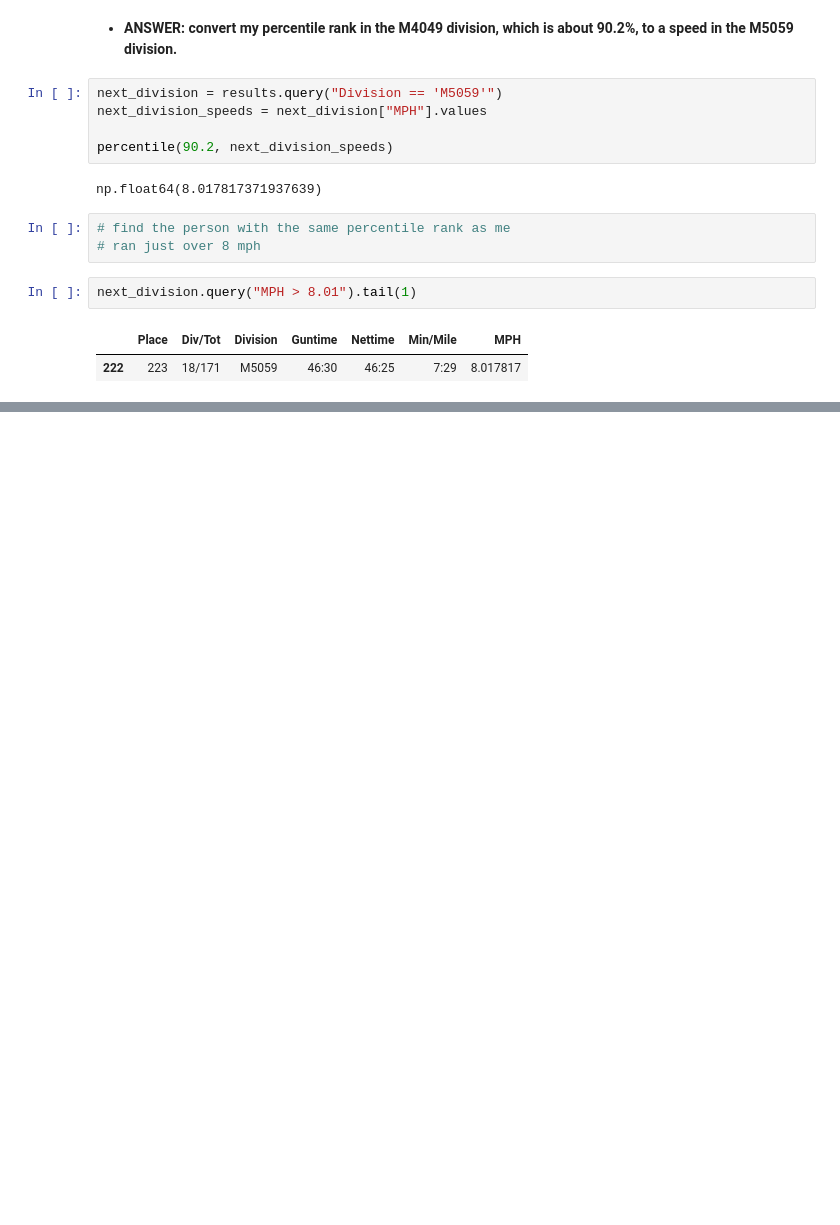
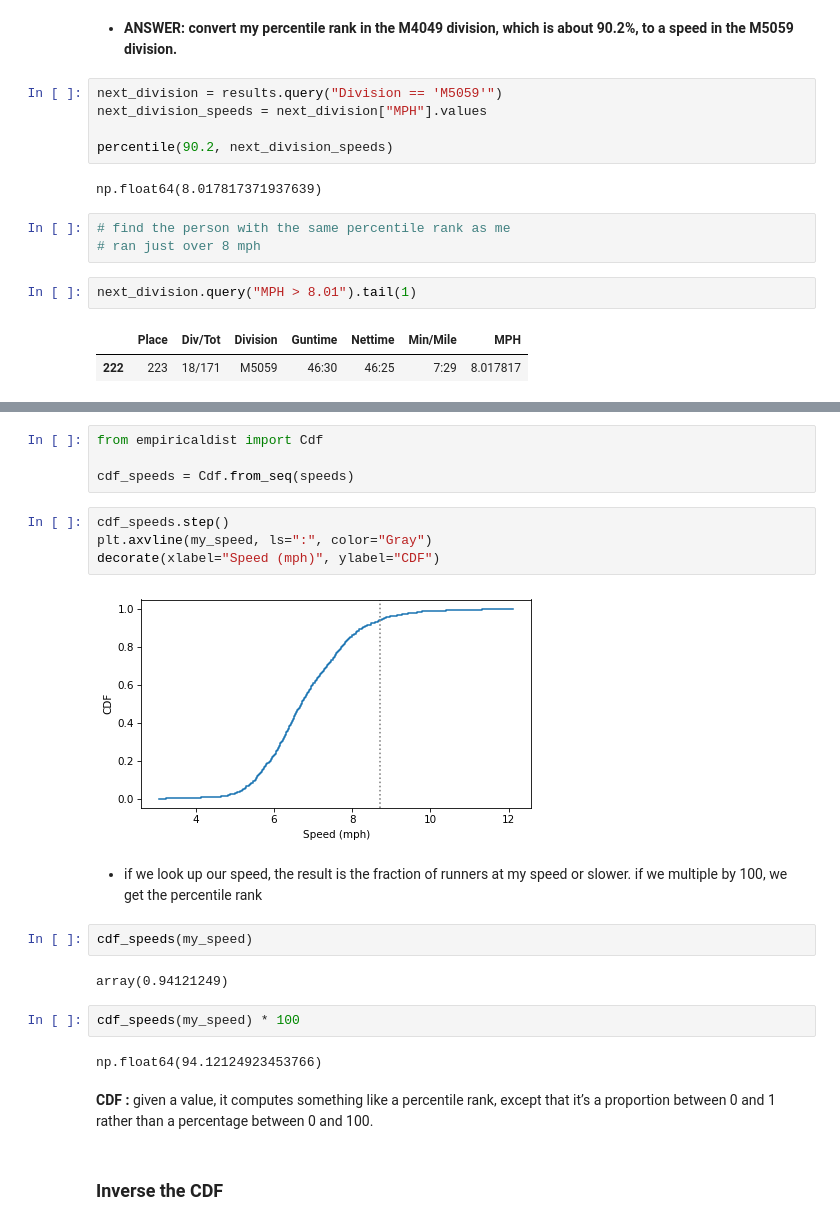
Before and after one commit to abhicodes07/thinkstats, a Jupyter notebook: Notebooks/04_cumulative_distribution_function.ipynb, the cells around one changed output, grey strips where cells are left out. Drawn from its saved outputs; the diff is of its cells as text; blank space fills up the shorter version.

Commit message:
CDF and percentile based statistics

```diff
--- a/Notebooks/04_cumulative_distribution_function.ipynb
+++ b/Notebooks/04_cumulative_distribution_function.ipynb
@@ -152,0 +198,24 @@ next_division.query("MPH > 8.01").tail(1)
+# %%
+from empiricaldist import Cdf
+
+cdf_speeds = Cdf.from_seq(speeds)
+# %%
+cdf_speeds.step()
+plt.axvline(my_speed, ls=":", color="Gray")
+decorate(xlabel="Speed (mph)", ylabel="CDF")
+# %% [output]
+[figure, added]
+# %% [markdown]
+- if we look up our speed, the result is the fraction of runners at my speed or slower. if we multiple by 100, we get the percentile rank
+# %%
+cdf_speeds(my_speed)
+# %% [output]
+array(0.94121249)
+# %%
+cdf_speeds(my_speed) * 100
+# %% [output]
+np.float64(94.12124923453766)
+# %% [markdown]
+**CDF :** given a value, it computes something like a percentile rank, except that it’s a proportion between 0 and 1 rather than a percentage between 0 and 100.
+# %% [markdown]
+### Inverse the CDF
```
Also changed, not shown: parts of 73 cells of this notebook.
